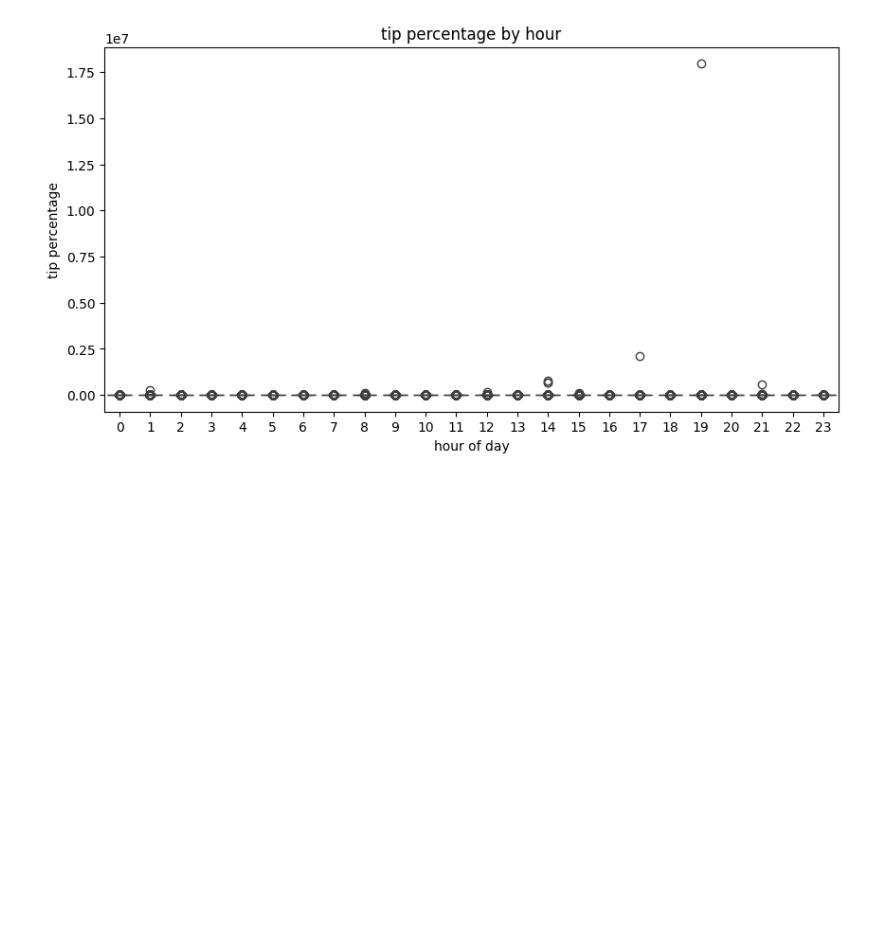
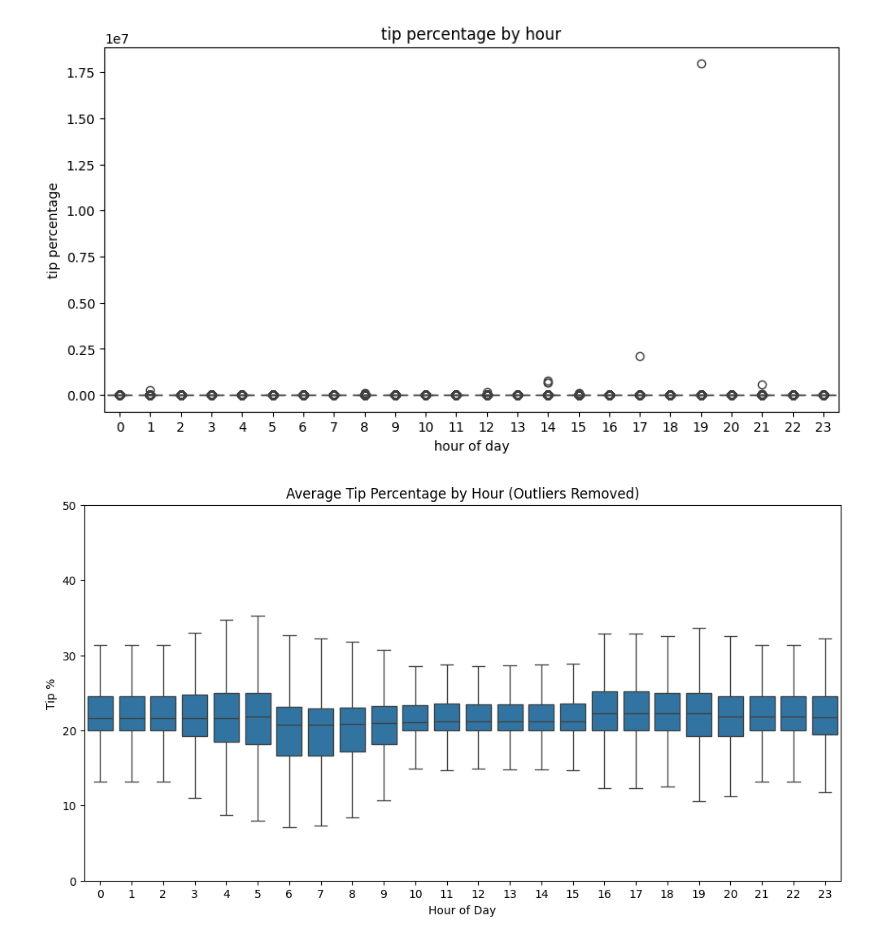
Before and after one commit to friedcheesee/BlendTask, a Jupyter notebook: 1+2Piyush_Ingestion+KPI.ipynb, the cells around one changed output. Saved outputs shown, nothing was run; the diff lists cells and outputs as text; code cells hidden in the pictures; blank space fills up the shorter version.

```diff
--- a/1+2Piyush_Ingestion+KPI.ipynb
+++ b/1+2Piyush_Ingestion+KPI.ipynb
@@ -97,7 +97,7 @@ class MobilityDataAnalyzer:
 # %%
 #initialized analyzer with local file
 analyzer = MobilityDataAnalyzer(
-    file_path=r"D:\\Blend\\yellow_tripdata_2015-01.csv"
+    file_path=r"D:\\Downloads\\yellow_tripdata_2015-01.csv"
 )
 
 #loaded data
@@ -258,3 +258,29 @@ plt.ylabel('tip percentage')
 plt.show()
 # %% [output]
 [figure]
+# %%
+#tip percentage per trip, without outliers
+df['tip_percentage'] = np.where(
+    df['fare_amount'] > 0,
+    (df['tip_amount'] / df['fare_amount']) * 100,
+    0
+)
+
+
+df_filtered_tips = df[(df['tip_percentage'] > 0) & (df['tip_percentage'] <= 100)]
+# %%
+#tip distribution by hour (using the filtered data)
+plt.figure(figsize=(12,6))
+sns.boxplot(
+    x='pickup_hour',
+    y='tip_percentage',
+    data=df_filtered_tips,
+    showfliers=False
+)
+plt.title('Average Tip Percentage by Hour (Outliers Removed)')
+plt.xlabel('Hour of Day')
+plt.ylabel('Tip %')
+plt.ylim(0, 50)
+plt.show()
+# %% [output]
+[figure, added]
```
Also changed, not shown: 1 other file.
